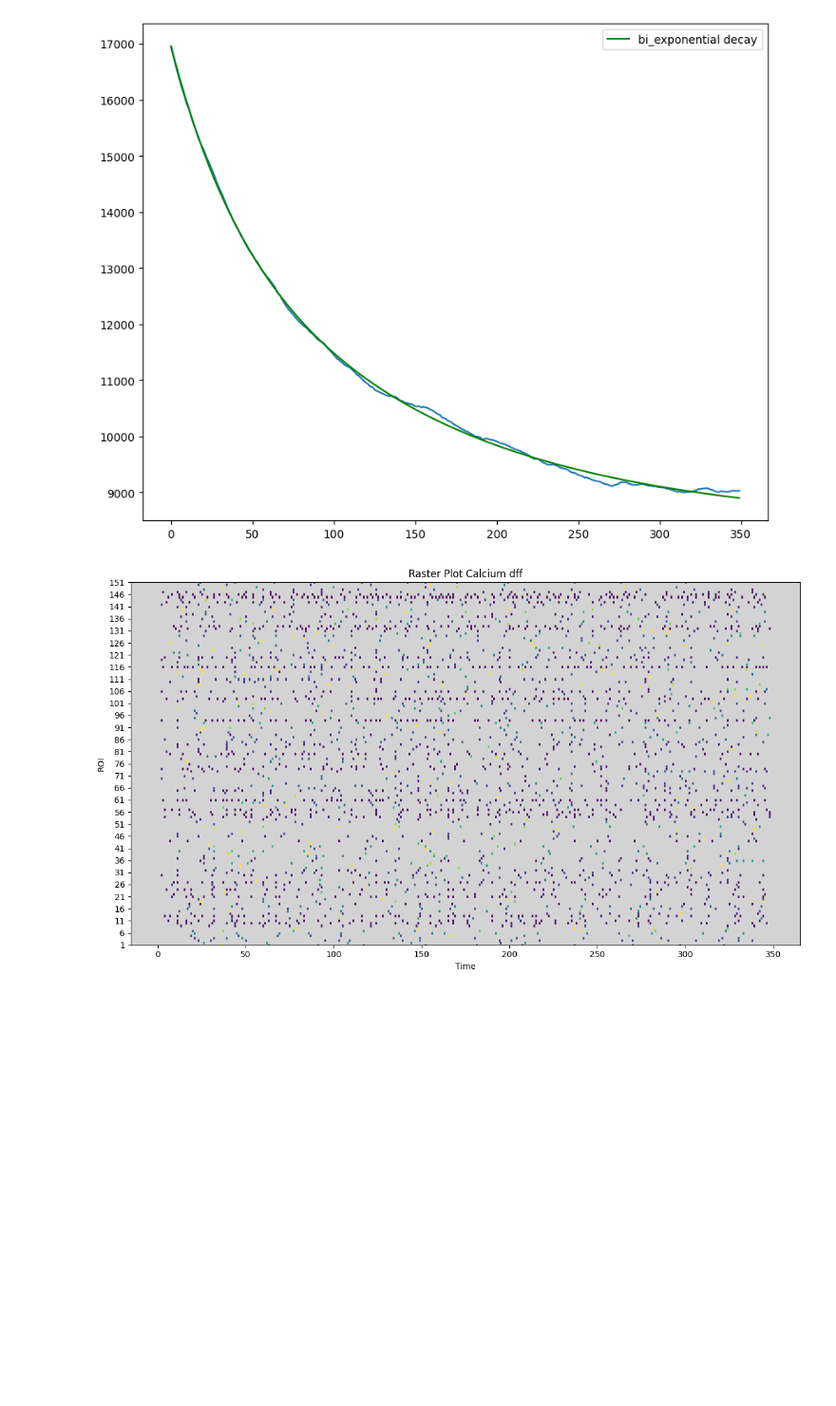
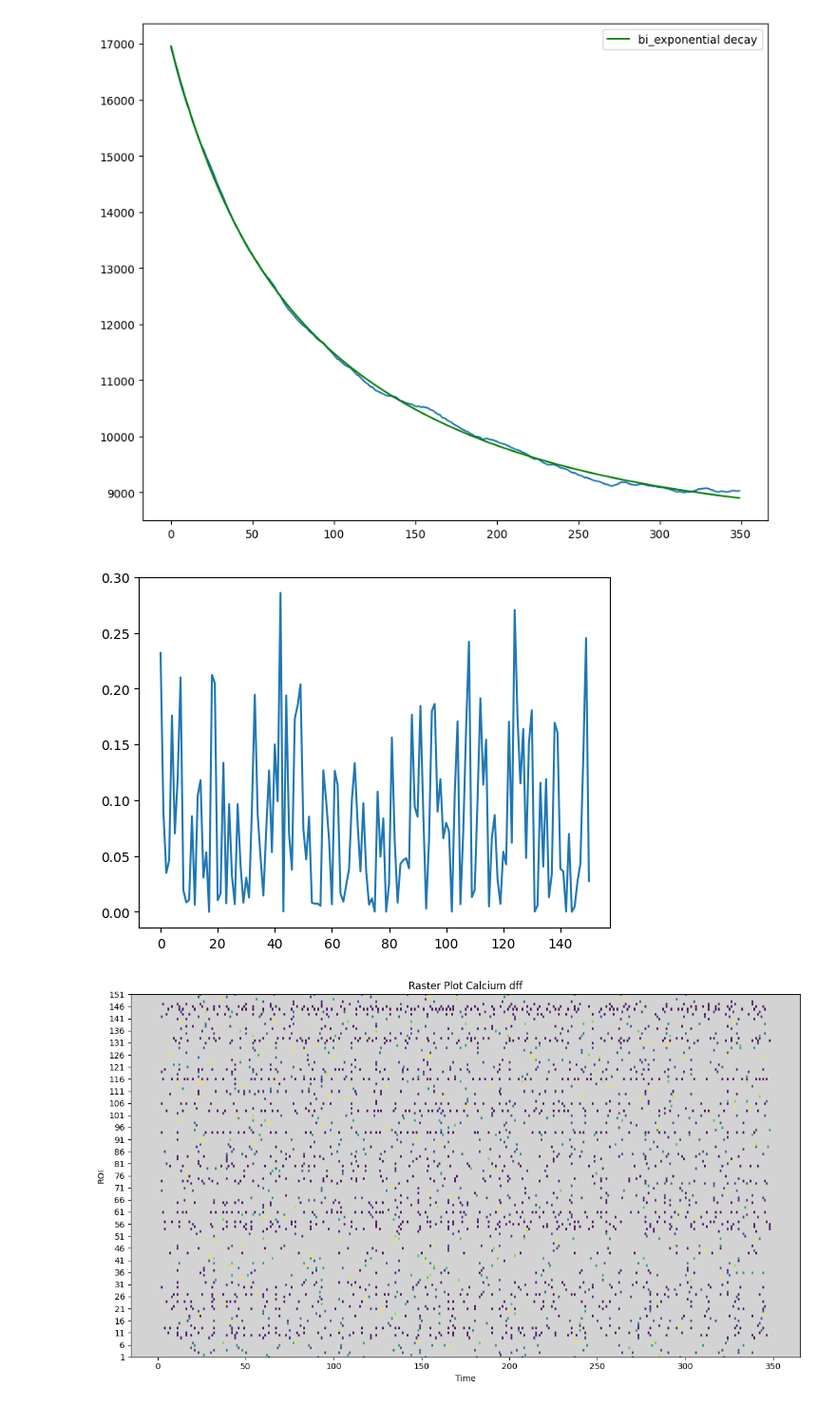
Before and after one commit to fdrgsp/micromanager-gui, a Jupyter notebook: y.ipynb, the cells around one changed output. Shown: that part at 95% size. Saved outputs shown, nothing was run; the diff lists cells and outputs as text; code cells hidden in the pictures; blank space fills up the shorter version.

```diff
--- a/y.ipynb
+++ b/y.ipynb
@@ -273,6 +273,7 @@ out_dir.mkdir(exist_ok=True)
 store_data = {}
 all_dff = []
 all_spikes_amplitudes = []
+std_dec_dff = []
 
 # CALCULATE (BI)EXPONENTIAL DECAY FOR EACH ROI. USE AVERAGE IF ROI FIT FAILS ----------
 
@@ -368,6 +369,8 @@ for roi in tqdm(range(1, rois + 1)):
     store_data[roi]["dec_dff"] = dec_dff
     store_data[roi]["pk"] = pk
 
+    std_dec_dff.append(np.std(dec_dff))
+
     # FIND PEAKS ------------------------------------------------------------
 
     # normalize pk between 0 and 1
@@ -383,6 +386,11 @@ for roi in tqdm(range(1, rois + 1)):
     spikes_amplitudes = pk[pks_dff]
     store_data[roi]["spikes_amp"] = spikes_amplitudes
     all_spikes_amplitudes.extend(spikes_amplitudes)
+# %%
+plt.plot(std_dec_dff)
+plt.show()
+# %% [output]
+[figure, added]
 # %%
 max_val_dff = np.max(all_dff)
 max_val_spikes_amp = np.max(all_spikes_amplitudes)
```
Also changed, not shown: parts of 1 cell of this notebook.
